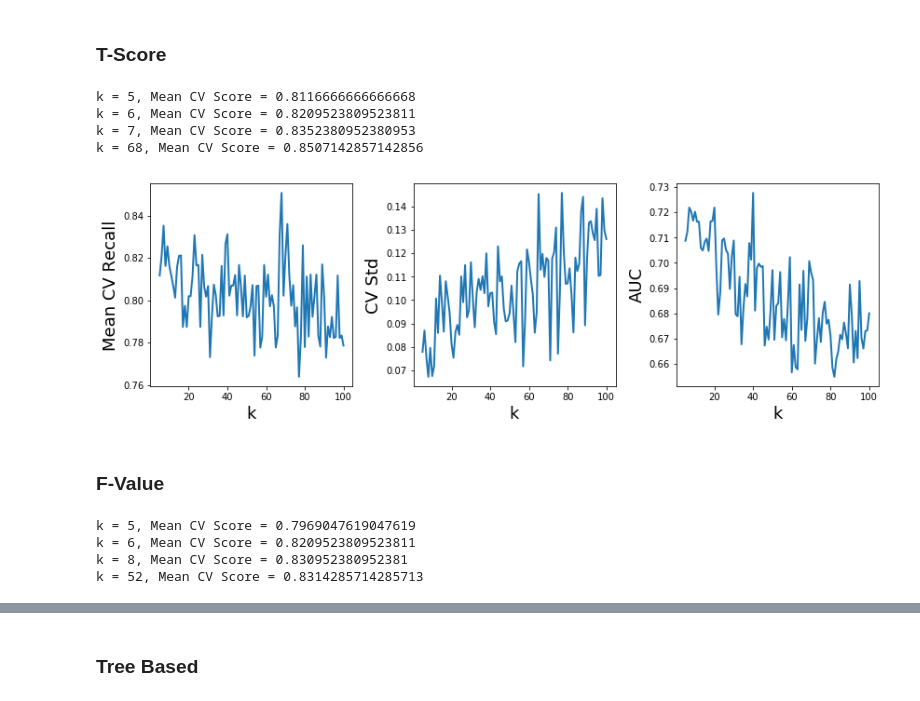
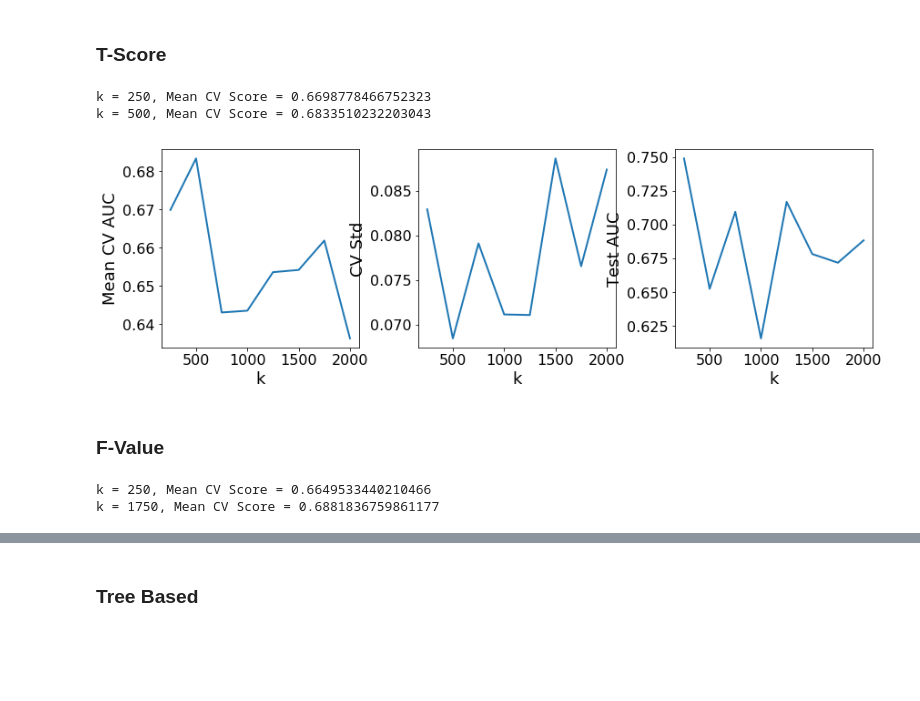
Before and after one commit to sfriedowitz/cs229_project, a Jupyter notebook: model.ipynb, the cells around one changed output, grey strips where cells are left out. Cells and saved outputs as stored; diff of their text form; code cells hidden in the pictures; blank space fills up the shorter version.

Commit message:
updated model stuff

```diff
--- a/model.ipynb
+++ b/model.ipynb
@@ -155,14 +160,15 @@ class WeightedVotingClassifier():
             votes[i,0] = v0
             votes[i,1] = v1
 
+        self.f0 = votes[:,0]/np.sum(votes, axis = 1)
         self.f1 = votes[:,1]/np.sum(votes, axis = 1)
         preds = np.argmax(votes, axis = 1)
 
         return preds
 
-    def decision_function(self, X):
+    def predict_proba(self, X):
         self.predict(X) # Update 1 fraction weights
-        return self.f1
+        return np.array([self.f0, self.f1]).T
 
     def get_params(self, deep = False):
         return {'class_score': self.class_score}
@@ -172,6 +178,6 @@ class WeightedVotingClassifier():
 b_df = pd.read_csv("data/matrix_bronchial.csv", index_col = 0)
 n_df = pd.read_csv("data/matrix_nasal.csv", index_col = 0)
 # %%
-train_df, test_df = sklearn.model_selection.train_test_split(n_df, test_size = 0.3, random_state = 12345)
+train_df, test_df = sklearn.model_selection.train_test_split(n_df, test_size = 0.1, random_state = 12345)
 (train_df.shape[0], test_df.shape[0])
 # %% [output]
@@ -742,15 +835,16 @@ plt.show()
 # %% [markdown]
 ### T-Score
 # %%
-max_nf = 100
+max_nf = 2000
 max_cv = 0
 max_k = 0
 
-k_vals = np.arange(5, max_nf + 1, 1)
+step = 250
+k_vals = np.arange(step, max_nf + step, step)
 
 cv_score = np.zeros(k_vals.shape[0])
 cv_std = np.zeros(k_vals.shape[0])
-roc_auc = np.zeros(k_vals.shape[0])
+test_score = np.zeros(k_vals.shape[0])
 
 for i, k in enumerate(k_vals):
 
@@ -760,60 +854,60 @@ for i, k in enumerate(k_vals):
     X_train_sel = selector.transform(X_train)
     X_test_sel = selector.transform(X_test)
 
-    rfc = RandomForestClassifier(n_estimators = 100, random_state = 12345)
-    rfc.fit(X_train_sel, y_train)
-    scores = cross_val_score(rfc, X_train_sel, y_train, cv = 10, scoring = "recall")
+    rfc = RandomForestClassifier(n_estimators = 100, random_state = 12345, n_jobs = -1)
+    scores = cross_val_score(rfc, X_train_sel, y_train, cv = 10, scoring = "roc_auc")
     cv = np.mean(scores)
     cvs = np.std(scores)
+
+    cv_score[i] = cv
+    cv_std[i] = cvs
+
+    rfc.fit(X_train_sel, y_train)
+    y_score =  rfc.predict_proba(X_test_sel)[:,1]
+    ts = roc_auc_score(y_test, y_score)
+    test_score[i] = ts
 
     if cv > max_cv:
         max_cv = cv
         max_k = k
         print("k = {}, Mean CV Score = {}".format(max_k, max_cv))
-
-    cv_score[i] = cv
-    cv_std[i] = cvs
-
-    _, _, area = calc_roc_auc(rfc, X_test_sel, y_test)
-    roc_auc[i] = area
 # %% [output]
-k = 5, Mean CV Score = 0.8116666666666668
-k = 6, Mean CV Score = 0.8209523809523811
-k = 7, Mean CV Score = 0.8352380952380953
-k = 68, Mean CV Score = 0.8507142857142856
+k = 250, Mean CV Score = 0.6698778466752323
+k = 500, Mean CV Score = 0.6833510232203043
 # %%
 fig, ax = plt.subplots(1, 3, figsize=(14,4))
 plt.subplots_adjust(wspace = 0.3)
 
 ax1, ax2, ax3 = ax
 
 ax1.plot(k_vals, cv_score)
 ax1.set_xlabel("k")
-ax1.set_ylabel("Mean CV Recall")
+ax1.set_ylabel("Mean CV AUC")
 
 ax2.plot(k_vals, cv_std)
 ax2.set_xlabel("k")
 ax2.set_ylabel("CV Std")
 
-ax3.plot(k_vals, roc_auc)
+ax3.plot(k_vals, test_score)
 ax3.set_xlabel("k")
-ax3.set_ylabel("AUC")
+ax3.set_ylabel("Test AUC")
 
 plt.show()
 # %% [output]
-[figure, old version]
+[figure, new version]
 # %% [markdown]
 ### F-Value
 # %%
-max_nf = 100
+max_nf = 5000
 max_cv = 0
 max_k = 0
 
-k_vals = np.arange(5, max_nf + 1, 1)
+step = 250
+k_vals = np.arange(step, max_nf + step, step)
 
 cv_score = np.zeros(k_vals.shape[0])
 cv_std = np.zeros(k_vals.shape[0])
-roc_auc = np.zeros(k_vals.shape[0])
+test_score = np.zeros(k_vals.shape[0])
 
 for i, k in enumerate(k_vals):
 
@@ -823,27 +917,26 @@ for i, k in enumerate(k_vals):
     X_train_sel = selector.transform(X_train)
     X_test_sel = selector.transform(X_test)
 
-    rfc = RandomForestClassifier(n_estimators = 100, random_state = 12345)
-    rfc.fit(X_train_sel, y_train)
-    scores = cross_val_score(rfc, X_train_sel, y_train, cv = 10, scoring = "recall")
+    rfc = RandomForestClassifier(n_estimators = 50, random_state = 12345, max_features = 0.1)
+    scores = cross_val_score(rfc, X_train_sel, y_train, cv = 10, scoring = "roc_auc")
     cv = np.mean(scores)
     cvs = np.std(scores)
+
+    cv_score[i] = cv
+    cv_std[i] = cvs
+
+    rfc.fit(X_train_sel, y_train)
+    y_score =  rfc.predict_proba(X_test_sel)[:,1]
+    ts = roc_auc_score(y_test, y_score)
+    test_score[i] = ts
 
     if cv > max_cv:
         max_cv = cv
         max_k = k
         print("k = {}, Mean CV Score = {}".format(max_k, max_cv))
-
-    cv_score[i] = cv
-    cv_std[i] = cvs
-
-    _, _, area = calc_roc_auc(rfc, X_test_sel, y_test)
-    roc_auc[i] = area
 # %% [output]
-k = 5, Mean CV Score = 0.7969047619047619
-k = 6, Mean CV Score = 0.8209523809523811
-k = 8, Mean CV Score = 0.830952380952381
-k = 52, Mean CV Score = 0.8314285714285713
+k = 250, Mean CV Score = 0.6649533440210466
+k = 1750, Mean CV Score = 0.6881836759861177
 # %%
 fig, ax = plt.subplots(1, 3, figsize=(14,4))
 plt.subplots_adjust(wspace = 0.3)
```
Also changed, not shown: parts of 60 cells of this notebook, 1 other file.
